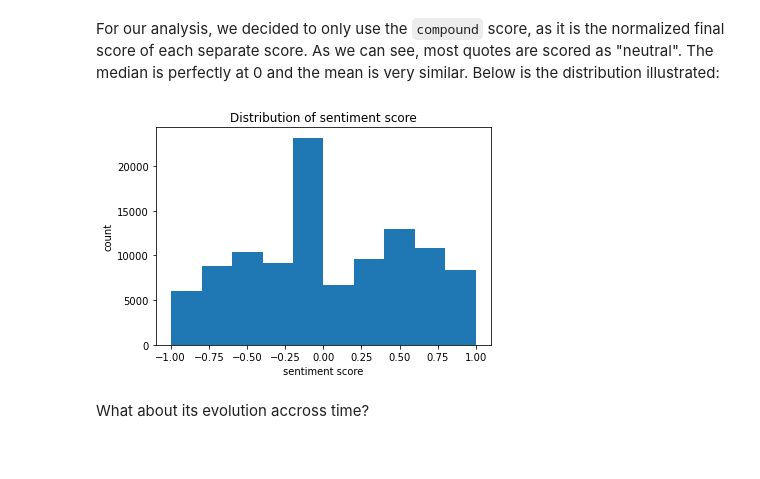
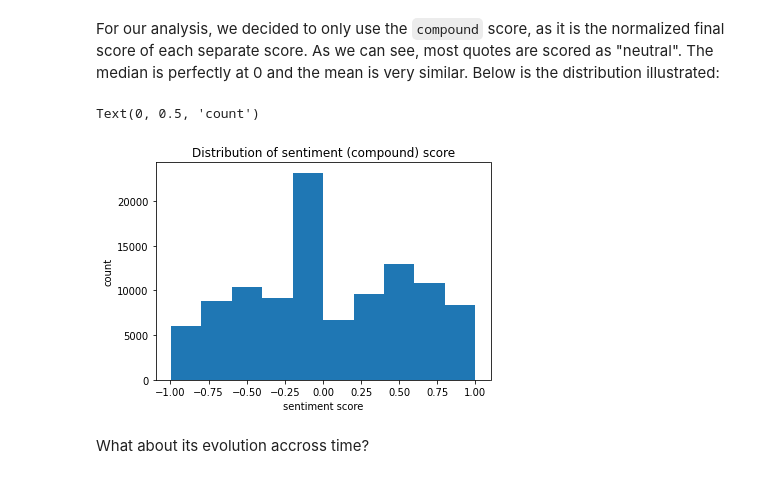
Before and after one commit to epfl-ada/ada-2021-project-apa, a Jupyter notebook: sentiment_eda.ipynb, the cells around one changed output. Saved outputs shown, nothing was run; the diff lists cells and outputs as text; code cells hidden in the pictures.

```diff
--- a/sentiment_eda.ipynb
+++ b/sentiment_eda.ipynb
@@ -183,12 +191,13 @@ df[sent_lst].describe()
 For our analysis, we decided to only use the `compound` score, as it is the normalized final score of each separate score.
 As we can see, most quotes are scored as "neutral". The median is perfectly at 0 and the mean is very similar. Below is the distribution illustrated:
 # %%
-plt.hist(df["compound"]);
-plt.title("Distribution of sentiment score");
-plt.xlabel("sentiment score");
-plt.ylabel("count");
+plt.hist(df["compound"])
+plt.title("Distribution of sentiment (compound) score")
+plt.xlabel("sentiment score")
+plt.ylabel("count")
 # %% [output]
+Text(0, 0.5, 'count')
-[figure, old version]
+[figure, new version]
 # %% [markdown]
 What about its evolution accross time?
 # %%
```
Also changed, not shown: parts of 28 cells of this notebook.
